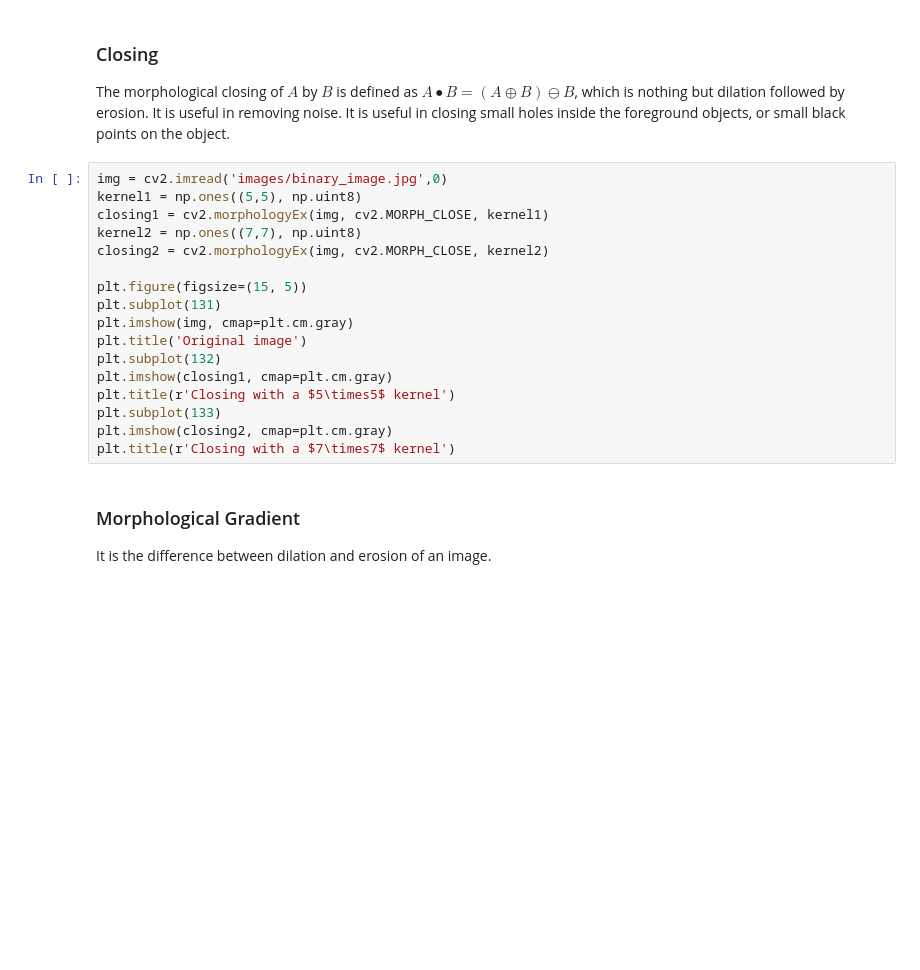
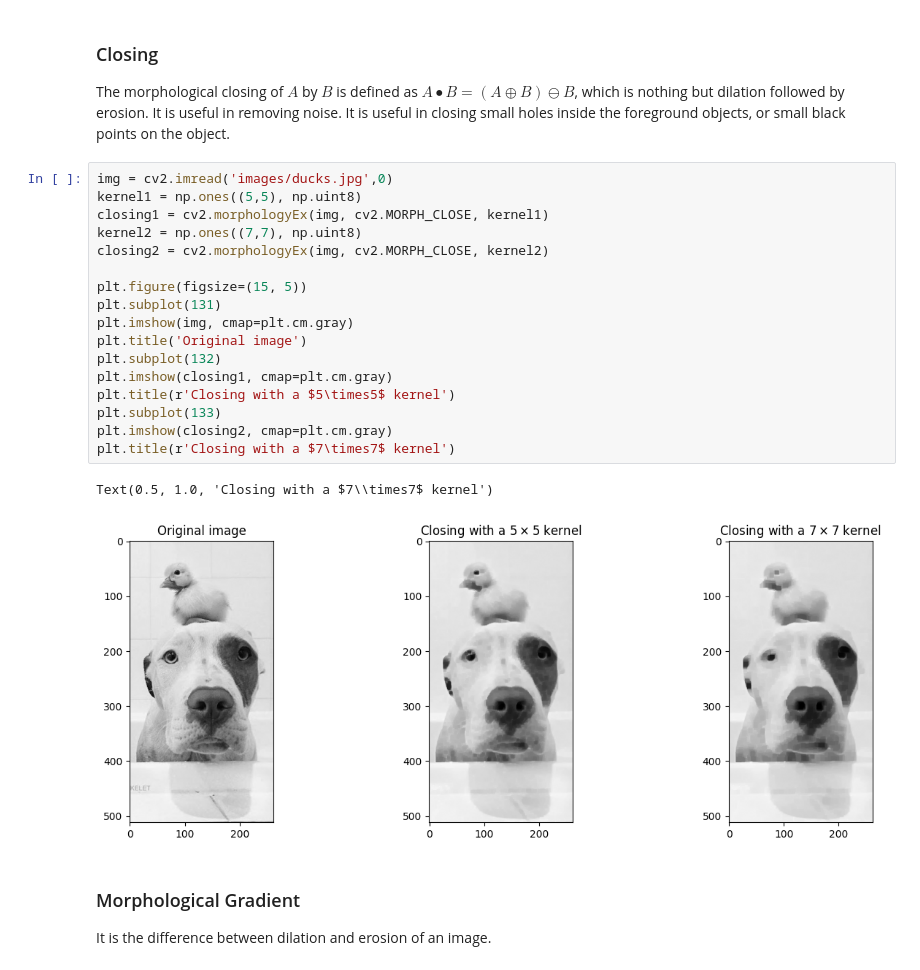
Before and after one commit to aljubic1/RacunalniVid_lab, a Jupyter notebook: lab3.ipynb, the cells around one changed output. Saved outputs shown, nothing was run; the diff lists cells and outputs as text; blank space fills up the shorter version.

```diff
--- a/lab3.ipynb
+++ b/lab3.ipynb
@@ -326,22 +332,25 @@ plt.title(r'Opening with a $7\times7$ kernel')
 
 The morphological closing of $A$ by $B$ is defined as $A \bullet B = (A\oplus B)\ominus B$, which is nothing but dilation followed by erosion. It is useful in removing noise. It is useful in closing small holes inside the foreground objects, or small black points on the object.
 # %%
-img = cv2.imread('images/binary_image.jpg',0)
+img = cv2.imread('images/ducks.jpg',0)
 kernel1 = np.ones((5,5), np.uint8)
 closing1 = cv2.morphologyEx(img, cv2.MORPH_CLOSE, kernel1)
 kernel2 = np.ones((7,7), np.uint8)
 closing2 = cv2.morphologyEx(img, cv2.MORPH_CLOSE, kernel2)
 
 plt.figure(figsize=(15, 5))
 plt.subplot(131)
 plt.imshow(img, cmap=plt.cm.gray)
 plt.title('Original image')
 plt.subplot(132)
 plt.imshow(closing1, cmap=plt.cm.gray)
 plt.title(r'Closing with a $5\times5$ kernel')
 plt.subplot(133)
 plt.imshow(closing2, cmap=plt.cm.gray)
 plt.title(r'Closing with a $7\times7$ kernel')
+# %% [output]
+Text(0.5, 1.0, 'Closing with a $7\\times7$ kernel')
+[figure, added]
 # %% [markdown]
 ### Morphological Gradient
 
```
Also changed, not shown: parts of 6 cells of this notebook.
